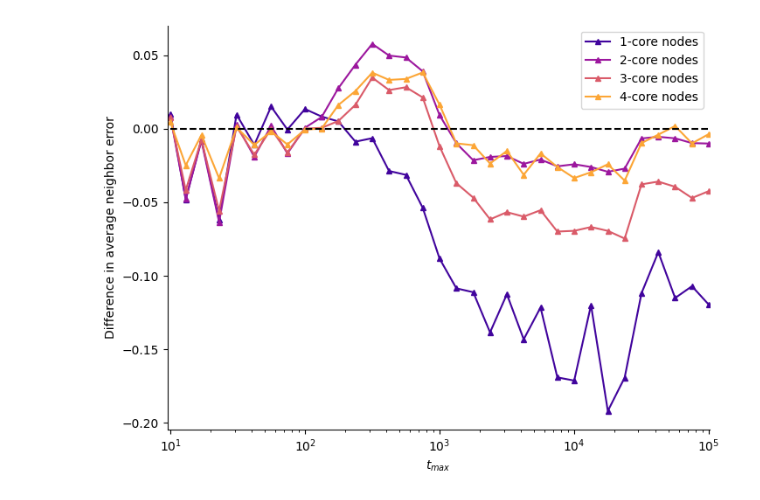
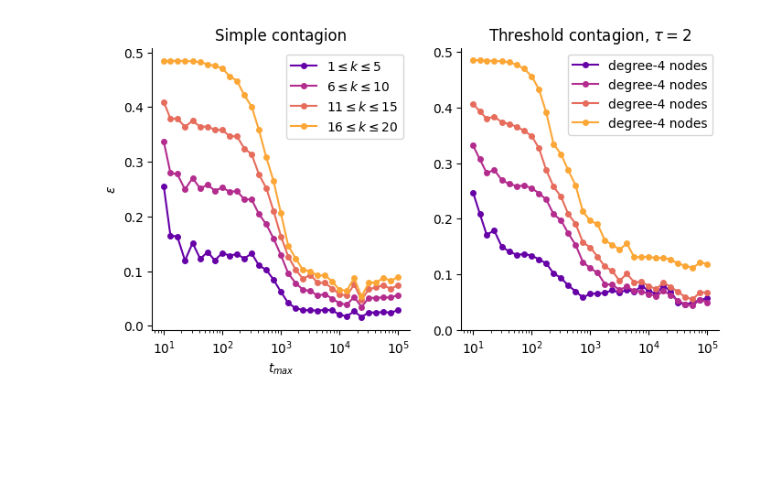
Before and after one commit to nwlandry/complex-network-reconstruction, a Jupyter notebook: plot_fig3.ipynb, the cells around one changed output. Cells and saved outputs as stored; diff of their text form; code cells hidden in the pictures; blank space fills up the shorter version.

```diff
--- a/plot_fig3.ipynb
+++ b/plot_fig3.ipynb
@@ -61,38 +302,68 @@ sns.despine()
 # %%
-## Coreness difference
+# Degree
 
 ms = 4
 alpha = 1
 colormap = plt.cm.plasma
-cmap = lambda x: colormap(np.interp(x, [coreness.min(), coreness.max()], [0.1, 0.8]))
+cmap = lambda x: colormap(np.interp(x, [deg.min(), deg.max()], [0.1, 0.8]))
 
 x = tmax
-
 y1 = np.zeros([n_r, n_t, n])
 y2 = np.zeros([n_r, n_t, n])
 for i in range(n_r):
     y1[i] = [nodal_performance(Q[0, j, i], A) for j in range(n_t)]
     y2[i] = [nodal_performance(Q[1, j, i], A) for j in range(n_t)]
 
-plt.figure(figsize=(8, 6))
+plt.figure(figsize=(8, 4))
 
-core_values = np.unique(coreness)
+plt.subplot(121)
+plt.title("Simple contagion")
 
-for k in core_values:
-    n_k = sum(coreness==k)
-    y = np.zeros([n_r, n_t, n_k])
+deg_bounds = [[1, 5], [6, 10], [11, 15], [16, 20]]
+
+for d in deg_bounds:
+    n_d = sum((d[0] <= deg) & (deg <= d[1]))
+    y = np.zeros([n_r, n_t, n_d])
     for i in range(n_r):
-        y[i] = (y1[i, :, coreness==k] - y2[i, :, coreness==k]).T
+        y[i] = y1[i, :, (d[0] <= deg) & (deg <= d[1])].T
     ymean = y.mean(axis=2).mean(axis=0)
     ystd = y.mean(axis=2).std(axis=0)
-    plt.semilogx(x, ymean, "^-", markersize=ms, color=cmap(k), alpha=alpha, label=f"{int(k)}-core nodes")
-    # plt.fill_between(x, ymean - ystd, ymean + ystd, alpha=0.3)
-plt.semilogx(tmax, np.zeros_like(tmax), "k--")
+    plt.semilogx(
+        x,
+        ymean,
+        "o-",
+        markersize=ms,
+        color=cmap((d[0] + d[1]) / 2),
+        alpha=alpha,
+        label=rf"{int(d[0])}$\leq k\leq${int(d[1])}",
+    )
+plt.legend()
+plt.yticks([0, 0.1, 0.2, 0.3, 0.4, 0.5])
+plt.xlabel(r"$t_{max}$")
+plt.ylabel(r"$\varepsilon$")
 
-plt.xlim([tmax.min()-0.5, tmax.max()+1000])
+plt.subplot(122)
+plt.title(r"Threshold contagion, $\tau=2$")
+
+
+for d in deg_bounds:
+    n_d = sum((d[0] <= deg) & (deg <= d[1]))
+    y = np.zeros([n_r, n_t, n_d])
+    for i in range(n_r):
+        y[i] = y2[i, :, (d[0] <= deg) & (deg <= d[1])].T
+    ymean = y.mean(axis=2).mean(axis=0)
+    ystd = y.mean(axis=2).std(axis=0)
+    plt.semilogx(
+        x,
+        ymean,
+        "o-",
+        markersize=ms,
+        color=cmap((d[0] + d[1]) / 2),
+        alpha=alpha,
+        label=f"degree-{int(k)} nodes",
+    )
+plt.yticks([0, 0.1, 0.2, 0.3, 0.4, 0.5])
 plt.legend()
-plt.ylabel("Difference in average neighbor error")
-plt.xlabel(r"$t_{max}$")
 sns.despine()
 # %% [output]
-[figure, old version]
+[figure, new version]
```
Also changed, not shown: parts of 13 cells of this notebook, 34 other files.
